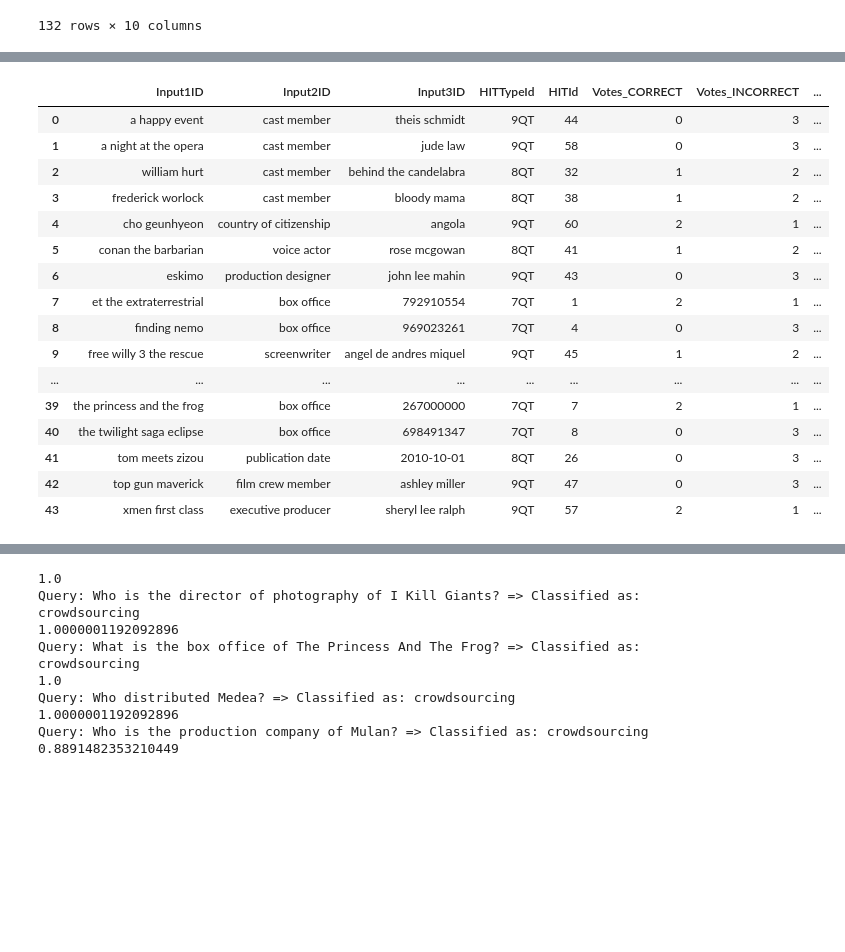
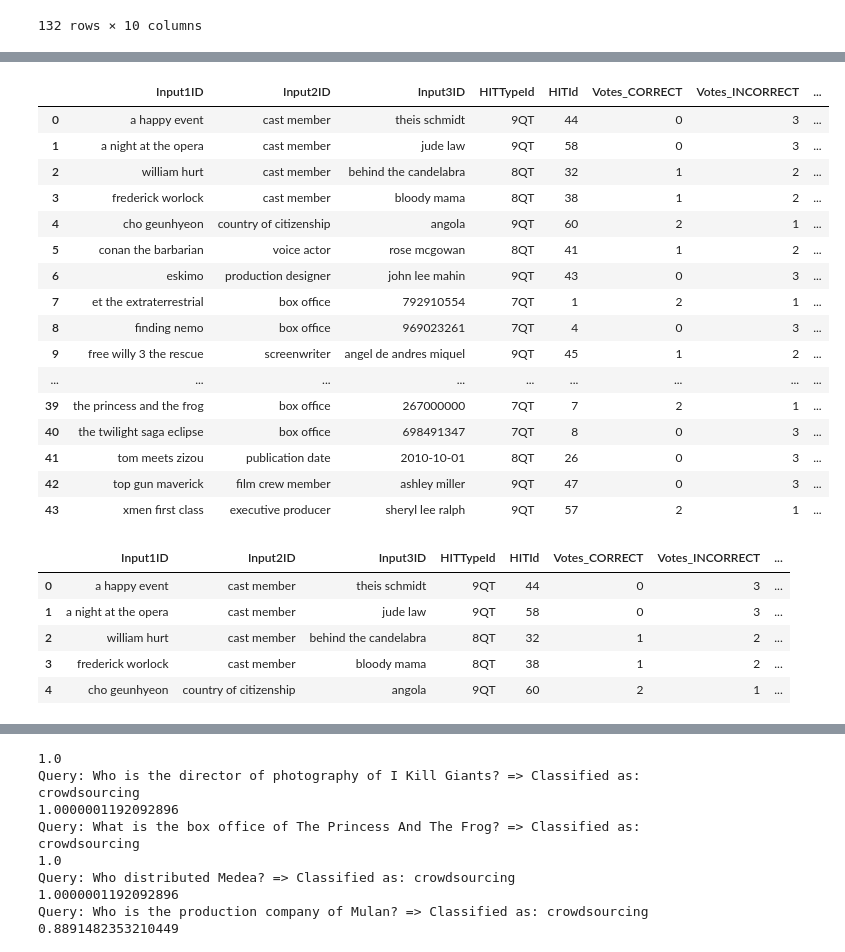
Before and after one commit to random9nessss/HS-24-Advanced-Topics-in-Artificial-Intelligence, a Jupyter notebook: development/crowdsourcer_kev.ipynb, the cells around one changed output, grey strips where cells are left out. Cells and saved outputs as stored; diff of their text form; code cells hidden in the pictures; blank space fills up the shorter version.

```diff
--- a/development/crowdsourcer_kev.ipynb
+++ b/development/crowdsourcer_kev.ipynb
@@ -354,37 +285,63 @@ result
+# %%
+def handle_nan_subject(row):
+    """ If subject is wrong, then it is easier to swap the statement and correct the object """
+    if not pd.isna(row["Corrections_Subject"]):
+        row["Input1ID"], row["Input3ID"] = row["Input3ID"], row["Input1ID"]
+        row["Corrections_Object"] = row["Corrections_Subject"]
+        row["Corrections_Subject"] = np.nan
+    return row
+
+result = result.apply(handle_nan_subject, axis=1)
+
+if not result["Corrections_Subject"].isna().all():
+    raise Exception("Not all corrections have been handled")
+
+result = result.drop(columns=["Corrections_Subject"])
+
+result
+# %% [output]
+|  | Input1ID | Input2ID | Input3ID | HITTypeId | HITId | Votes_CORRECT | Votes_INCORRECT | ... |
+| 0 | a happy event | cast member | theis schmidt | 9QT | 44 | 0 | 3 | ... |
+| 1 | a night at the opera | cast member | jude law | 9QT | 58 | 0 | 3 | ... |
+| 2 | william hurt | cast member | behind the candelabra | 8QT | 32 | 1 | 2 | ... |
+| 3 | frederick worlock | cast member | bloody mama | 8QT | 38 | 1 | 2 | ... |
+| 4 | cho geunhyeon | country of citizenship | angola | 9QT | 60 | 2 | 1 | ... |
+| 5 | conan the barbarian | voice actor | rose mcgowan | 8QT | 41 | 1 | 2 | ... |
+| 6 | eskimo | production designer | john lee mahin | 9QT | 43 | 0 | 3 | ... |
+| 7 | et the extraterrestrial | box office | 792910554 | 7QT | 1 | 2 | 1 | ... |
+| 8 | finding nemo | box office | 969023261 | 7QT | 4 | 0 | 3 | ... |
+| 9 | free willy 3 the rescue | screenwriter | angel de andres miquel | 9QT | 45 | 1 | 2 | ... |
+| ... | ... | ... | ... | ... | ... | ... | ... | ... |
+| 39 | the princess and the frog | box office | 267000000 | 7QT | 7 | 2 | 1 | ... |
+| 40 | the twilight saga eclipse | box office | 698491347 | 7QT | 8 | 0 | 3 | ... |
+| 41 | tom meets zizou | publication date | 2010-10-01 | 8QT | 26 | 0 | 3 | ... |
+| 42 | top gun maverick | film crew member | ashley miller | 9QT | 47 | 0 | 3 | ... |
+| 43 | xmen first class | executive producer | sheryl lee ralph | 9QT | 57 | 2 | 1 | ... |
 # %%
 ################
 # ADJUSTMENT
 ################
 import warnings
 warnings.filterwarnings("ignore")
 
 result.replace("NaN", np.nan, inplace=True)
+result.replace("nan", np.nan, inplace=True)
 result["Corrections_Predicate"].fillna(result["Input2ID"], inplace=True)
 result["Corrections_Object"].fillna(result["Input3ID"], inplace=True)
-filtered_result = result.dropna(subset=["Corrections_Predicate", "Corrections_Object"], how='all')
+# filtered_result = result.dropna(subset=["Corrections_Predicate", "Corrections_Object"], how='all')
 
 # remove all where Vote_CORRECT > Vote_INCORRECT
 # filtered_result = filtered_result[filtered_result["Votes_CORRECT"]-2 < filtered_result["Votes_INCORRECT"]]
 
-filtered_result
+filtered_result = result
+filtered_result.head()
 # %% [output]
 |  | Input1ID | Input2ID | Input3ID | HITTypeId | HITId | Votes_CORRECT | Votes_INCORRECT | ... |
 | 0 | a happy event | cast member | theis schmidt | 9QT | 44 | 0 | 3 | ... |
 | 1 | a night at the opera | cast member | jude law | 9QT | 58 | 0 | 3 | ... |
 | 2 | william hurt | cast member | behind the candelabra | 8QT | 32 | 1 | 2 | ... |
 | 3 | frederick worlock | cast member | bloody mama | 8QT | 38 | 1 | 2 | ... |
 | 4 | cho geunhyeon | country of citizenship | angola | 9QT | 60 | 2 | 1 | ... |
-| 5 | conan the barbarian | voice actor | rose mcgowan | 8QT | 41 | 1 | 2 | ... |
-| 6 | eskimo | production designer | john lee mahin | 9QT | 43 | 0 | 3 | ... |
-| 7 | et the extraterrestrial | box office | 792910554 | 7QT | 1 | 2 | 1 | ... |
-| 8 | finding nemo | box office | 969023261 | 7QT | 4 | 0 | 3 | ... |
-| 9 | free willy 3 the rescue | screenwriter | angel de andres miquel | 9QT | 45 | 1 | 2 | ... |
-| ... | ... | ... | ... | ... | ... | ... | ... | ... |
-| 39 | the princess and the frog | box office | 267000000 | 7QT | 7 | 2 | 1 | ... |
-| 40 | the twilight saga eclipse | box office | 698491347 | 7QT | 8 | 0 | 3 | ... |
-| 41 | tom meets zizou | publication date | 2010-10-01 | 8QT | 26 | 0 | 3 | ... |
-| 42 | top gun maverick | film crew member | ashley miller | 9QT | 47 | 0 | 3 | ... |
-| 43 | xmen first class | executive producer | sheryl lee ralph | 9QT | 57 | 2 | 1 | ... |
 # %%
 def normalize_string(s):
     if not isinstance(s, str):
```
Also changed, not shown: parts of 6 cells of this notebook, 1 other file.
